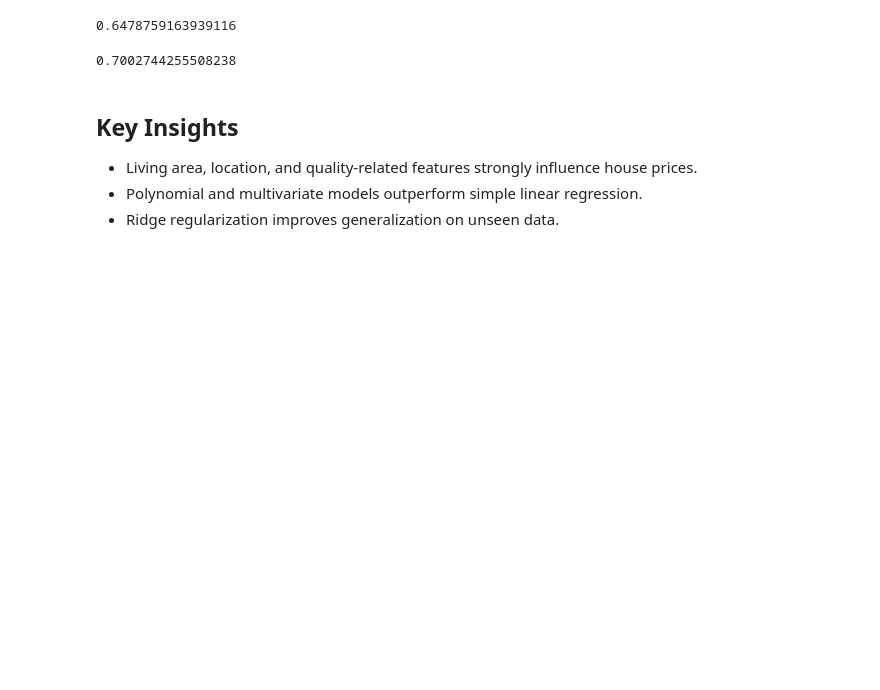
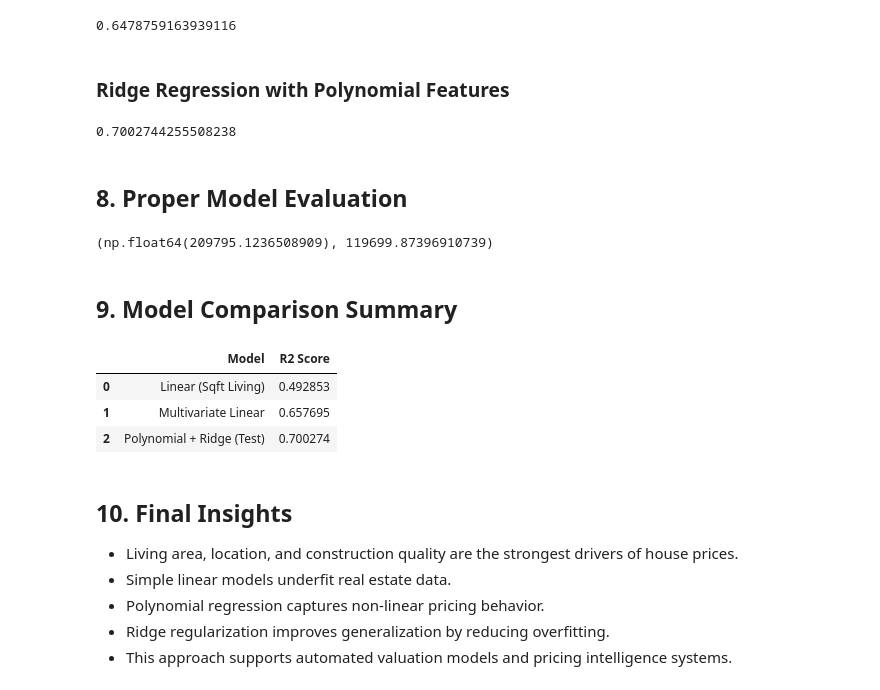
Before and after one commit to Vinod-Y5/house-price-analysis, a Jupyter notebook: house_price_analysis_king_county.ipynb, the cells around one changed output. Saved outputs shown, nothing was run; the diff lists cells and outputs as text; code cells hidden in the pictures; blank space fills up the shorter version.

Commit message:
Add files via upload
Fix missing values and improve model robustness

```diff
--- a/house_price_analysis_king_county.ipynb
+++ b/house_price_analysis_king_county.ipynb
@@ -170,7 +228,7 @@ lm.score(X, Y)
 # %%
 pipe = Pipeline([
     ('scale', StandardScaler()),
-    ('polynomial', PolynomialFeatures(include_bias=False)),
+    ('poly', PolynomialFeatures(include_bias=False)),
     ('model', LinearRegression())
 ])
 
@@ -192,6 +256,8 @@ ridge.fit(x_train, y_train)
 ridge.score(x_test, y_test)
 # %% [output]
 0.6478759163939116
+# %% [markdown]
+### Ridge Regression with Polynomial Features
 # %%
 pr = PolynomialFeatures(degree=2)
 
@@ -202,9 +268,38 @@ ridge.fit(x_train_pr, y_train)
 ridge.score(x_test_pr, y_test)
 # %% [output]
 0.7002744255508238
+# %% [markdown]
+## 8. Proper Model Evaluation
+# %%
+y_pred = ridge.predict(x_test_pr)
+
+rmse = np.sqrt(mean_squared_error(y_test, y_pred))
+mae = mean_absolute_error(y_test, y_pred)
+
+rmse, mae
+# %% [output]
+(np.float64(209795.1236508909), 119699.87396910739)
+# %% [markdown]
+## 9. Model Comparison Summary
+# %%
+model_scores = {
+    "Linear (Sqft Living)": LinearRegression().fit(df[['sqft_living']], Y)
+                                .score(df[['sqft_living']], Y),
+    "Multivariate Linear": lm.fit(X, Y).score(X, Y),
+    "Polynomial + Ridge (Test)": ridge.score(x_test_pr, y_test)
+}
+
+pd.DataFrame(model_scores.items(), columns=["Model", "R2 Score"])
+# %% [output]
+|  | Model | R2 Score |
+| 0 | Linear (Sqft Living) | 0.492853 |
+| 1 | Multivariate Linear | 0.657695 |
+| 2 | Polynomial + Ridge (Test) | 0.700274 |
 # %% [markdown]
-## Key Insights
+## 10. Final Insights
 
-- Living area, location, and quality-related features strongly influence house prices.
-- Polynomial and multivariate models outperform simple linear regression.
-- Ridge regularization improves generalization on unseen data.
+- Living area, location, and construction quality are the strongest drivers of house prices.
+- Simple linear models underfit real estate data.
+- Polynomial regression captures non-linear pricing behavior.
+- Ridge regularization improves generalization by reducing overfitting.
+- This approach supports automated valuation models and pricing intelligence systems.
```
Also changed, not shown: parts of 27 cells of this notebook.
